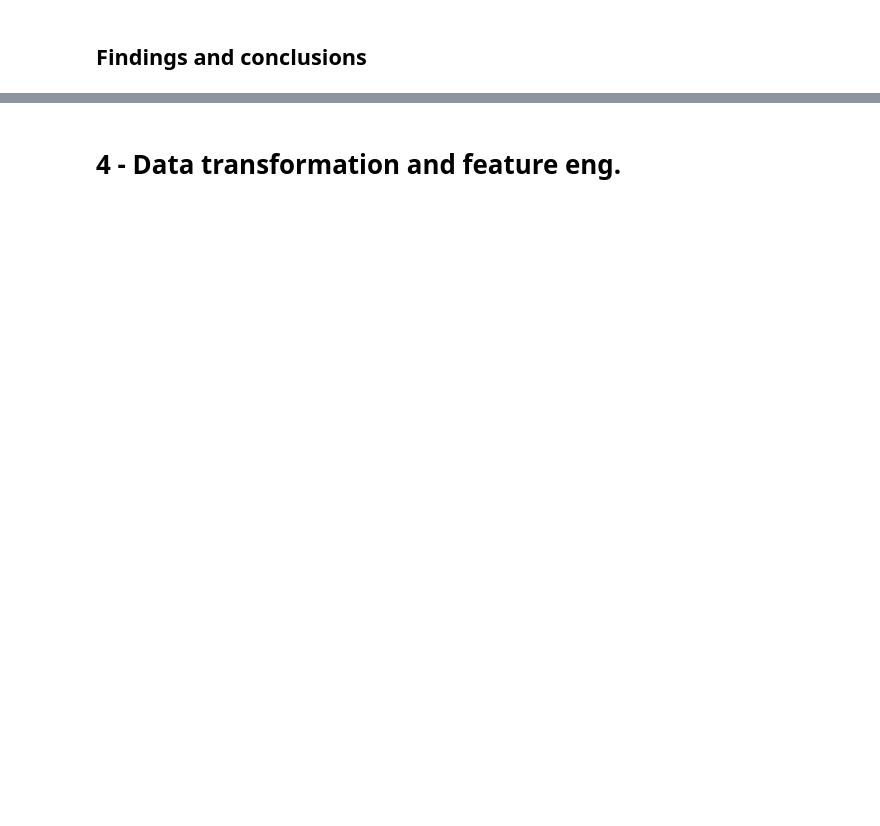
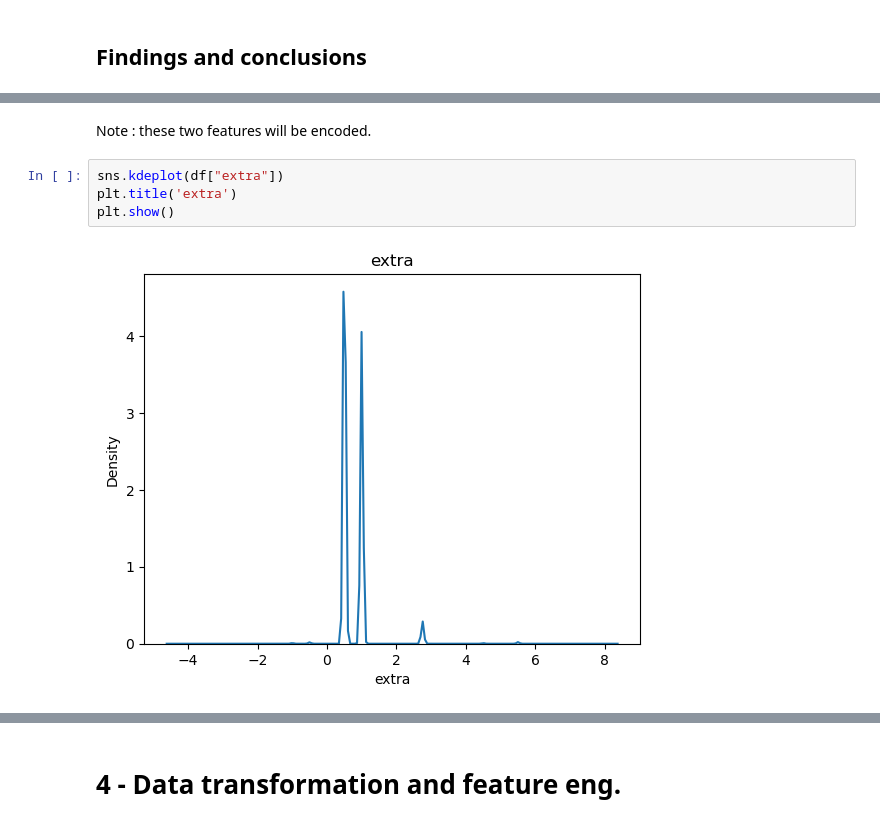
Before and after one commit to Abdullah204/Farecast, a Jupyter notebook: Milestone_1/M1_MET_49-2554_2_8-18.ipynb, the cells around one changed output, grey strips where cells are left out. Cells and saved outputs as stored; diff of their text form; blank space fills up the shorter version.

```diff
--- a/Milestone_1/M1_MET_49-2554_2_8-18.ipynb
+++ b/Milestone_1/M1_MET_49-2554_2_8-18.ipynb
@@ -644,0 +942,8 @@ This ends handling null values.
+# %% [markdown]
+Note : these two features will be encoded.
+# %%
+sns.kdeplot(df["extra"])
+plt.title('extra')
+plt.show()
+# %% [output]
+[figure, added]
```
Also changed, not shown: parts of 87 cells of this notebook, 1 other file.
